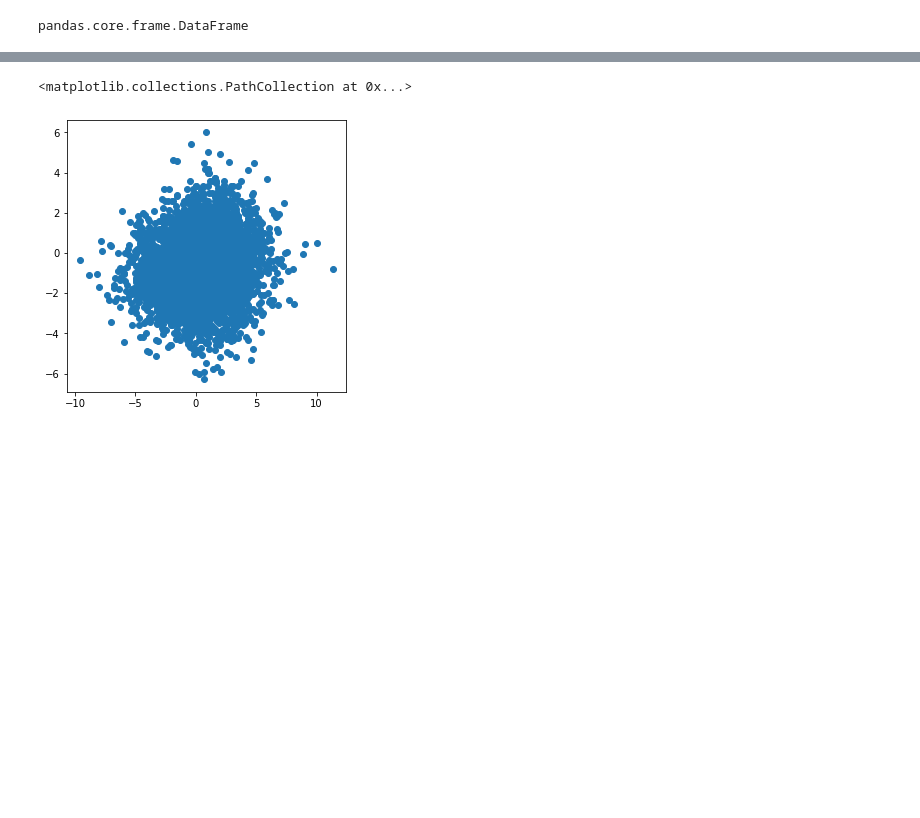
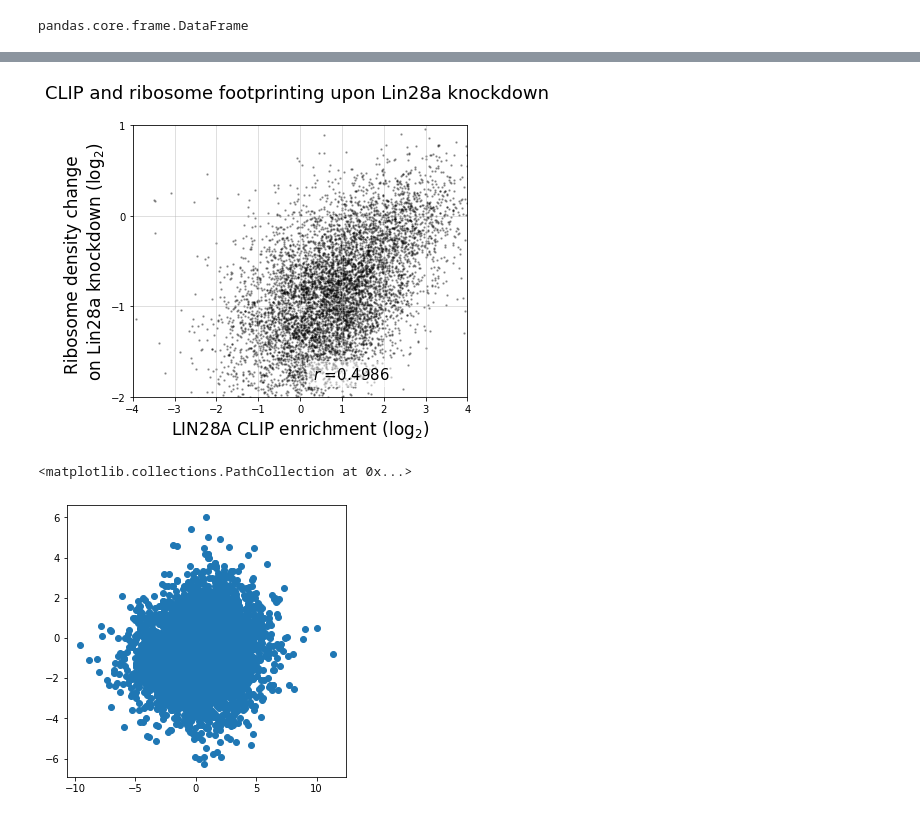
Before and after one commit to BlackSlipper/bioinformatics1, a Jupyter notebook: CoLab_TermProj.ipynb, the cells around one changed output, grey strips where cells are left out. Drawn from its saved outputs; the diff is of its cells as text; code cells hidden in the pictures; blank space fills up the shorter version.

```diff
--- a/CoLab_TermProj.ipynb
+++ b/CoLab_TermProj.ipynb
@@ -190,0 +177,4 @@ plt.ylim()
+# %%
+data['clip_enrichment'] = data['CLIP-35L33G.bam'] / data['RNA-control.bam']
+data['rden_change'] = (data['RPF-siLin28a.bam'] / data['RNA-siLin28a.bam']) / (data['RPF-siLuc.bam'] / data['RNA-siLuc.bam'])
+data.head()
@@ -191,3 +198,34 @@ plt.ylim()
+# %%
+from matplotlib import pyplot as plt
+import numpy as np
+from scipy import stats
+
+fig, ax = plt.subplots(1, 1, figsize=(6, 5))
+plt.scatter(np.log2(data['clip_enrichment']),
+           np.log2(data['rden_change']), alpha =0.3, s = 2, c = 'black')
+
+
+## Title
+plt.title('CLIP and ribosome footprinting upon Lin28a knockdown \n',fontsize=18)
+
+## set axis
+plt.xlabel('LIN28A CLIP enrichment (log$_2$)',fontsize=17)
+plt.ylabel('Ribosome density change \non Lin28a knockdown (log$_2$)',fontsize=17)
+plt.xlim([-4,4])
+plt.ylim([-2,1])
+plt.locator_params(axis='y', nbins=5)
+ax.grid(which="major",alpha=0.5)
+
+## Adding correlation value
+pearson_value = stats.pearsonr(np.log2(data['clip_enrichment']), np.log2(data['rden_change']))
+box1 = {'boxstyle':'square',
+        'alpha':0.5,
+        'facecolor':'w',
+        'edgecolor':'w'}
+plt.text(0.3, -1.8, '$r$ ={:.4f}'.format(pearson_value[0]),fontsize=15,bbox=box1)
+plt.show()
+# %% [output]
+[figure, added]
 # %%
 from matplotlib import pyplot as plt
 import numpy as np
```
Also changed, not shown: parts of 3 cells of this notebook.
